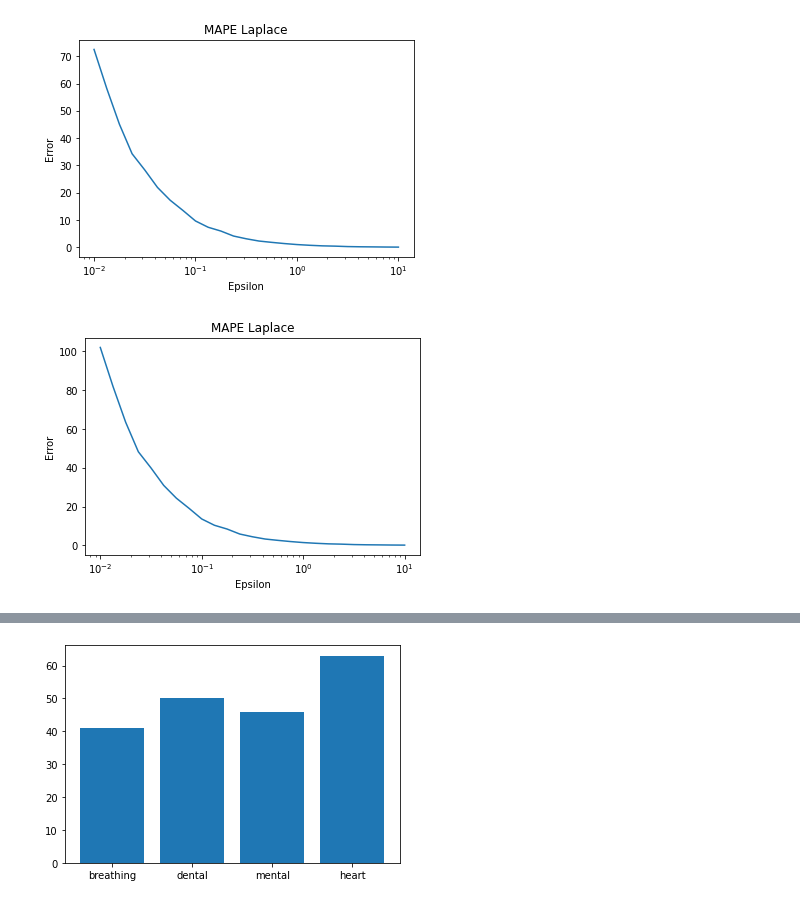
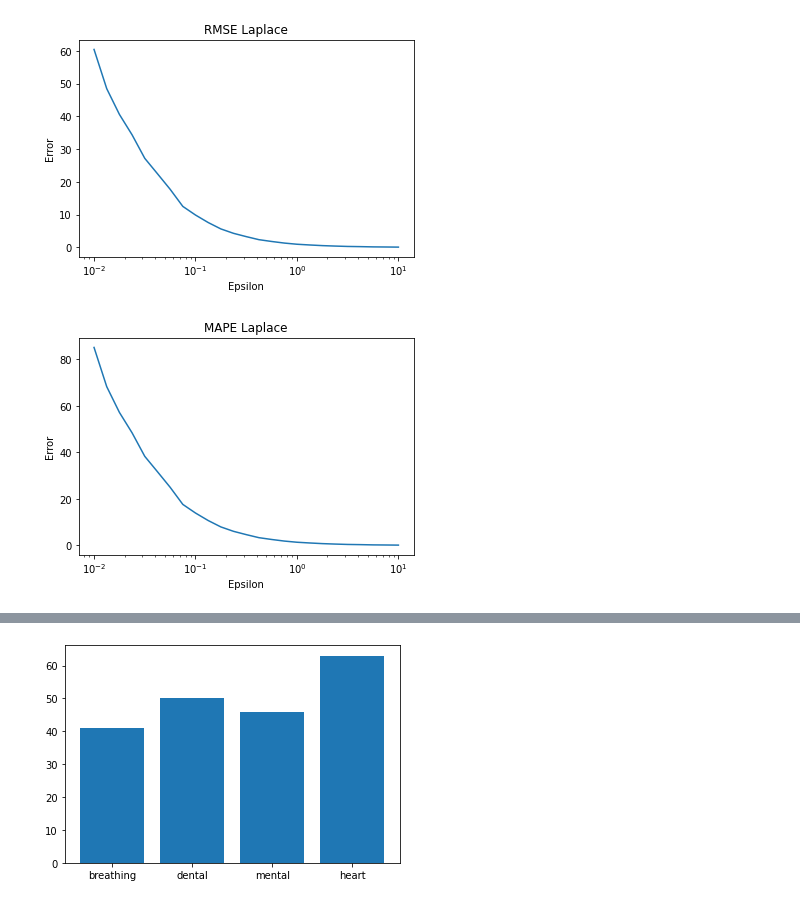
Before and after one commit to aleksandr-kataev/Privacy-Preserving-Algorithms, a Jupyter notebook: diffprivacyNoise.ipynb, the cells around one changed output, grey strips where cells are left out. Saved outputs shown, nothing was run; the diff lists cells and outputs as text; code cells hidden in the pictures.

```diff
--- a/diffprivacyNoise.ipynb
+++ b/diffprivacyNoise.ipynb
@@ -7,20 +7,26 @@ from scipy import stats
 # %%
 df = pd.read_csv("healthdata.csv")
 # %%
-def laplaceMechanism(x, epsilon):
+def laplaceMechanism(x, epsilon, upper_limit):
     not_in_range = True
     while (not_in_range):
         private_val = x + np.random.laplace(0, 1/epsilon, 1)[0]
+        if (private_val > upper_limit):
+            private_val = upper_limit
+            not_in_range = False
         if (private_val > 0):
             not_in_range = False
     return private_val
 
-def gaussianMechanism(x, epsilon, delta):
+def gaussianMechanism(x, epsilon, delta, upper_limit):
     sigma = np.sqrt(2 * np.log(1.25 / delta)) * 1 / epsilon
     not_in_range = True
     while (not_in_range):
         private_val = x + np.random.normal(0, sigma, 1)[0]
-        if (private_val > 0):
+        if (private_val > upper_limit):
+            private_val = upper_limit
+            not_in_range = False
+        if (private_val >= 0):
             not_in_range = False
     return private_val
 # %%
@@ -31,7 +40,8 @@ def rmse(y_true, y_pred):
 # %%
 df = pd.read_csv("healthdata.csv")
+#df_private['wage'] = df_private['wage'].apply(laplaceMechanism, args=(epsilon,))
 epsilons = np.logspace(-2,1,25)
-num_of_runs_for_epsilon = 500
+num_of_runs_for_epsilon = 1000
 wage_query = np.sum(df['wage'] < 13)
 age_query = np.sum(df['age'] > 30)
 problem_query = [
@@ -47,7 +57,8 @@ for epsilon in epsilons:
     average_rmse = []
     average_mape = []
     for x in range(num_of_runs_for_epsilon):
-        private_wage_query = laplaceMechanism(wage_query, epsilon)
+        private_wage_query = laplaceMechanism(wage_query, epsilon, 200)
+
         average_rmse.append(rmse(wage_query, private_wage_query))
         average_mape.append(mape(wage_query, private_wage_query))
     laplace_rmse.append(np.mean(average_rmse))
@@ -55,11 +66,11 @@ for epsilon in epsilons:
 # %%
 plt.semilogx(epsilons, laplace_rmse)
 plt.xlabel('Epsilon')
 plt.ylabel('Error')
-plt.title("MAPE Laplace")
+plt.title("RMSE Laplace")
 plt.show()
 # %% [output]
-[figure, old version]
+[figure, new version]
 # %%
 plt.semilogx(epsilons, laplace_mape)
 plt.xlabel('Epsilon')
@@ -67,7 +78,7 @@ plt.ylabel('Error')
 plt.title("MAPE Laplace")
 plt.show()
 # %% [output]
-[figure, old version]
+[figure, new version]
 # %%
 delta_values = [1/100, 1/200, 1/1000, 1/10000]
 gaussian_error = []
```
Also changed, not shown: parts of 11 cells of this notebook.
